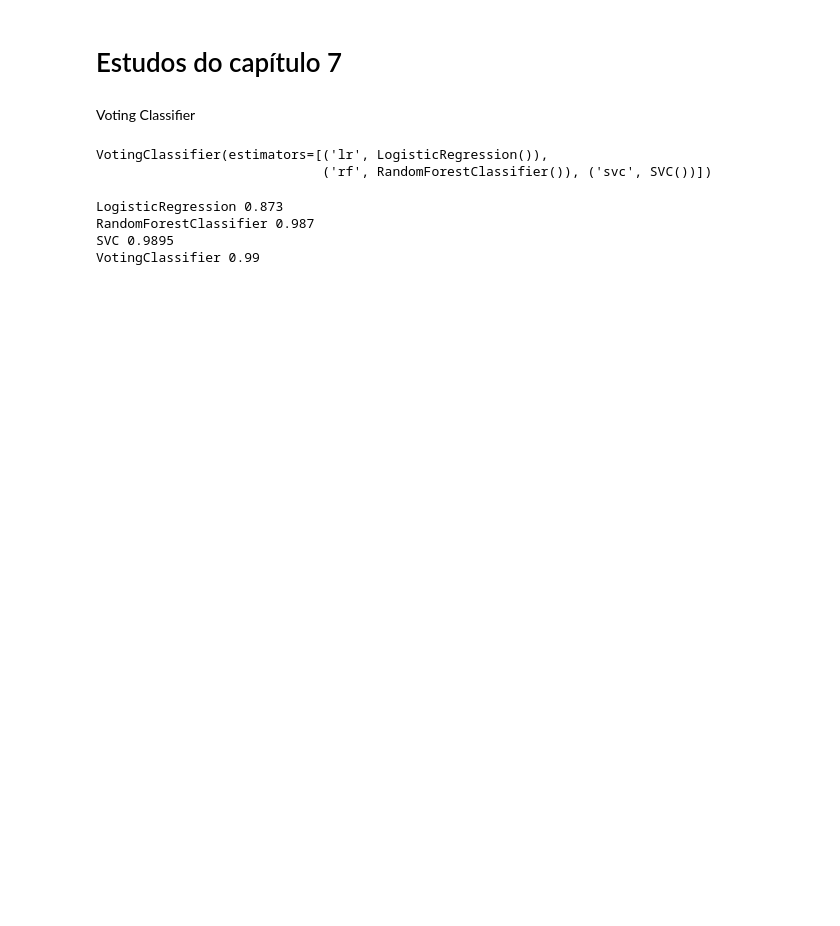
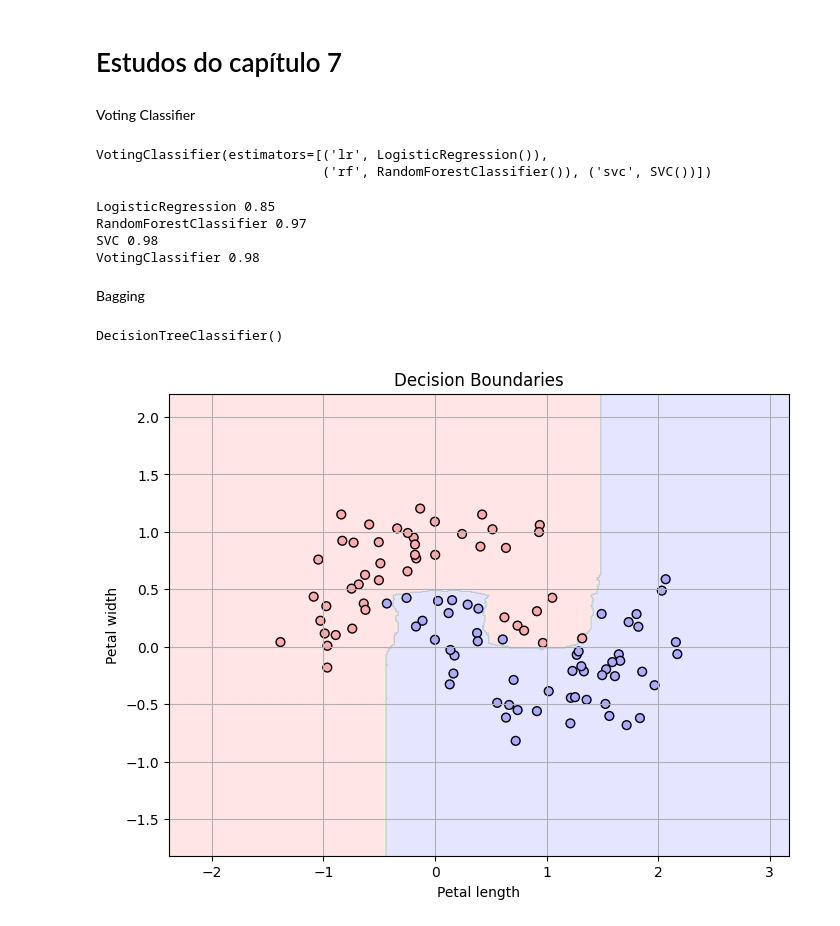
Before and after one commit to raphael-ph/study, a Jupyter notebook: hands_on_machine_learning/experiments/chapter_7.ipynb, the cells around one changed output. Drawn from its saved outputs; the diff is of its cells as text; code cells hidden in the pictures; blank space fills up the shorter version.

```diff
--- a/hands_on_machine_learning/experiments/chapter_7.ipynb
+++ b/hands_on_machine_learning/experiments/chapter_7.ipynb
@@ -10,7 +10,7 @@ from sklearn.svm import SVC
 
 from sklearn.datasets import make_moons
 
-X, y = make_moons(n_samples=100, noise = 0.15)
+X, y = make_moons(n_samples=500, noise = 0.15)
 
 log_clf = LogisticRegression()
 rnd_clf = RandomForestClassifier()
@@ -29,7 +29,7 @@ VotingClassifier(estimators=[('lr', LogisticRegression()),
 from sklearn.metrics import accuracy_score
 from sklearn.model_selection import train_test_split
 
-X, y = make_moons(n_samples=10000, noise = 0.15)
+X, y = make_moons(n_samples=500, noise = 0.20)
 
 X_train, X_test, y_train, y_test = train_test_split(X, y, test_size = 0.2)
 
@@ -38,7 +38,57 @@ for clf in (log_clf, rnd_clf, svm_clf, voting_clf):
     y_pred = clf.predict(X_test)
     print(clf.__class__.__name__, accuracy_score(y_test, y_pred))
 # %% [output]
-LogisticRegression 0.873
-RandomForestClassifier 0.987
-SVC 0.9895
-VotingClassifier 0.99
+LogisticRegression 0.85
+RandomForestClassifier 0.97
+SVC 0.98
+VotingClassifier 0.98
+# %% [markdown]
+Bagging
+# %%
+from sklearn.ensemble import BaggingClassifier
+from sklearn.tree import DecisionTreeClassifier
+
+bag_clf = BaggingClassifier(
+    DecisionTreeClassifier(),
+    n_estimators=500,
+    max_samples=100,
+    bootstrap=True,
+    n_jobs=-1 # use all avaiable cores
+)
+
+bag_clf.fit(X_train, y_train)
+y_pred = bag_clf.predict(X_test)
+# %%
+tree_clf = DecisionTreeClassifier()
+tree_clf.fit(X_train, y_train)
+# %% [output]
+DecisionTreeClassifier()
+# %%
+import numpy as np
+import matplotlib.pyplot as plt
+from matplotlib.colors import ListedColormap
+
+def plot_decision_boundaries(X, y, model, title="Decision Boundaries"):
+    x1_min, x1_max = X[:, 0].min() - 1, X[:, 0].max() + 1
+    x2_min, x2_max = X[:, 1].min() - 1, X[:, 1].max() + 1
+    xx, yy = np.meshgrid(
+        np.linspace(x1_min, x1_max, 500),
+        np.linspace(x2_min, x2_max, 500)
+    )
+    X_new = np.c_[xx.ravel(), yy.ravel()]
+    y_pred = model.predict(X_new).reshape(xx.shape)
+
+    custom_cmap = ListedColormap(['#FFAAAA', '#AAFFAA', '#AAAAFF'])
+
+    plt.figure(figsize=(8, 6))
+    plt.contourf(xx, yy, y_pred, cmap=custom_cmap, alpha=0.3)
+    plt.scatter(X[:, 0], X[:, 1], c=y, cmap=custom_cmap, edgecolor='k', s=40)
+    plt.xlabel("Petal length")
+    plt.ylabel("Petal width")
+    plt.title(title)
+    plt.grid(True)
+    plt.show()
+# %%
+plot_decision_boundaries(X_test, y_test, bag_clf)
+# %% [output]
+[figure, added]
```
Also changed, not shown: parts of 7 cells of this notebook.
